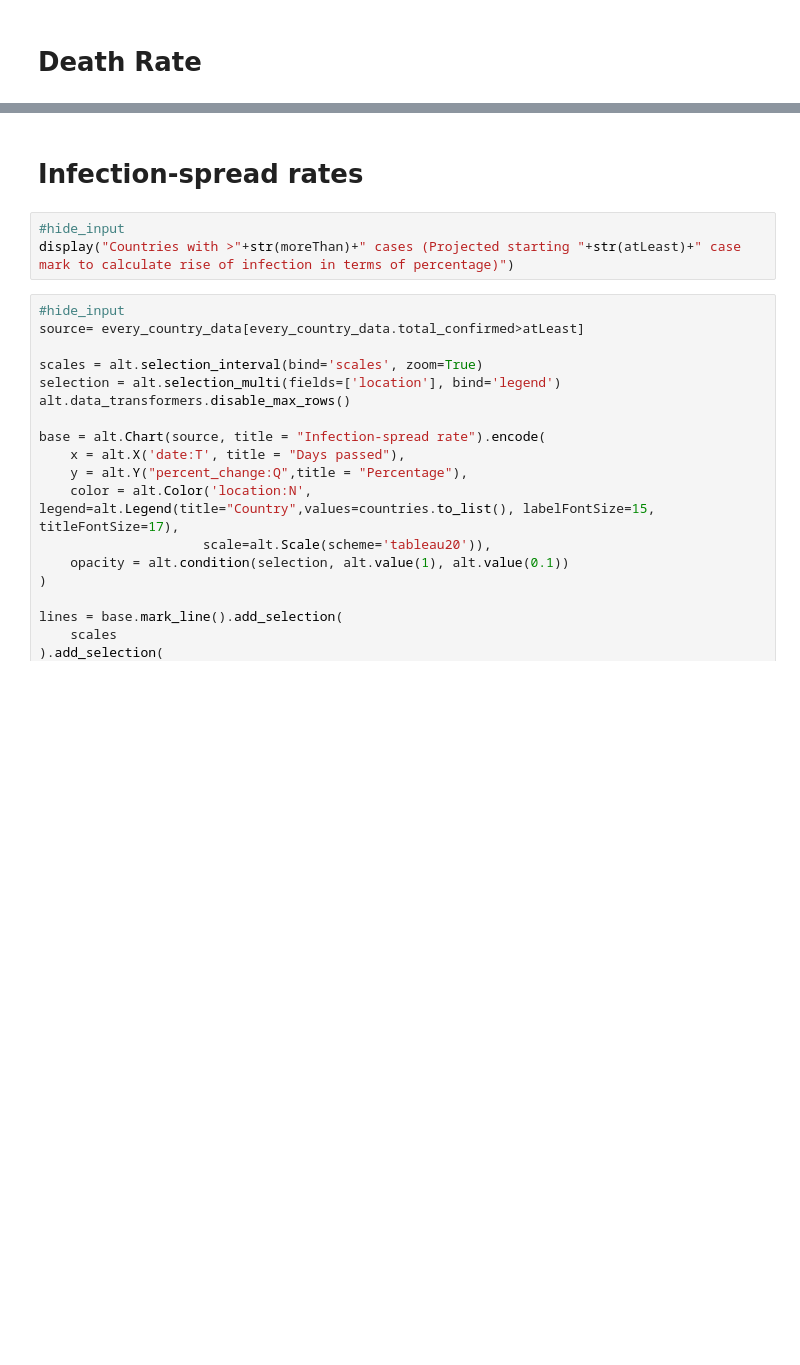
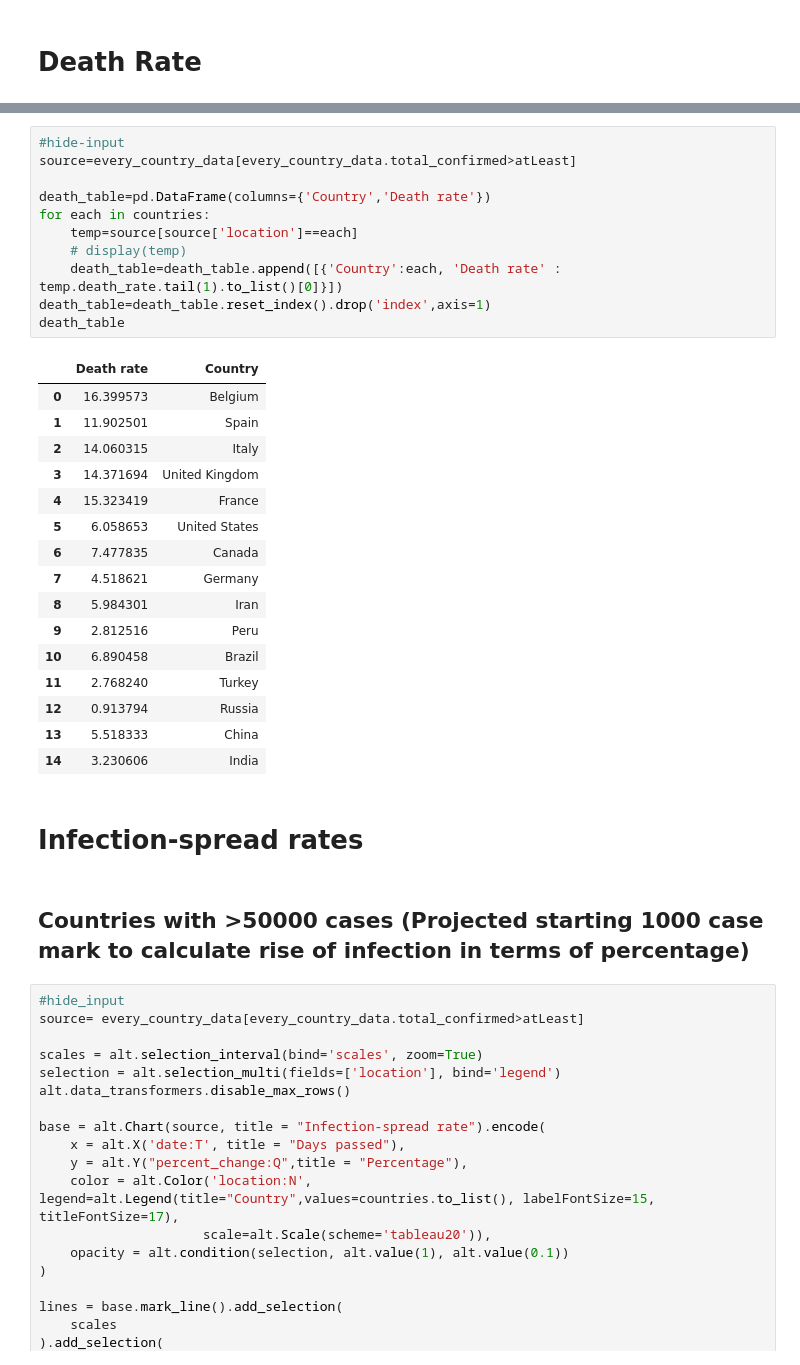
Before and after one commit to Guneetgstar/covid19, a Jupyter notebook: _notebooks/2020-05-15-relation-in-deaths-and-number-of-cases.ipynb, the cells around one changed output, grey strips where cells are left out. Drawn from its saved outputs; the diff is of its cells as text; blank space fills up the shorter version.

```diff
--- a/_notebooks/2020-05-15-relation-in-deaths-and-number-of-cases.ipynb
+++ b/_notebooks/2020-05-15-relation-in-deaths-and-number-of-cases.ipynb
@@ -123,11 +123,38 @@ lines = base.mark_line().add_selection(
 lines
 # %% [output]
 [interactive output not drawn]
+# %%
+#hide-input
+source=every_country_data[every_country_data.total_confirmed>atLeast]
+
+death_table=pd.DataFrame(columns={'Country','Death rate'})
+for each in countries:
+    temp=source[source['location']==each]
+    # display(temp)
+    death_table=death_table.append([{'Country':each, 'Death rate' : temp.death_rate.tail(1).to_list()[0]}])
+death_table=death_table.reset_index().drop('index',axis=1)
+death_table
+# %% [output]
+|  | Death rate | Country |
+| 0 | 16.399573 | Belgium |
+| 1 | 11.902501 | Spain |
+| 2 | 14.060315 | Italy |
+| 3 | 14.371694 | United Kingdom |
+| 4 | 15.323419 | France |
+| 5 | 6.058653 | United States |
+| 6 | 7.477835 | Canada |
+| 7 | 4.518621 | Germany |
+| 8 | 5.984301 | Iran |
+| 9 | 2.812516 | Peru |
+| 10 | 6.890458 | Brazil |
+| 11 | 2.768240 | Turkey |
+| 12 | 0.913794 | Russia |
+| 13 | 5.518333 | China |
+| 14 | 3.230606 | India |
 # %% [markdown]
 # Infection-spread rates
-# %%
-#hide_input
-display("Countries with >"+str(moreThan)+" cases (Projected starting "+str(atLeast)+" case mark to calculate rise of infection in terms of percentage)")
+# %% [markdown]
+## Countries with >50000 cases (Projected starting 1000 case mark to calculate rise of infection in terms of percentage)
 # %%
 #hide_input
 source= every_country_data[every_country_data.total_confirmed>atLeast]
```
Also changed, not shown: parts of 6 cells of this notebook, 5 other files.
